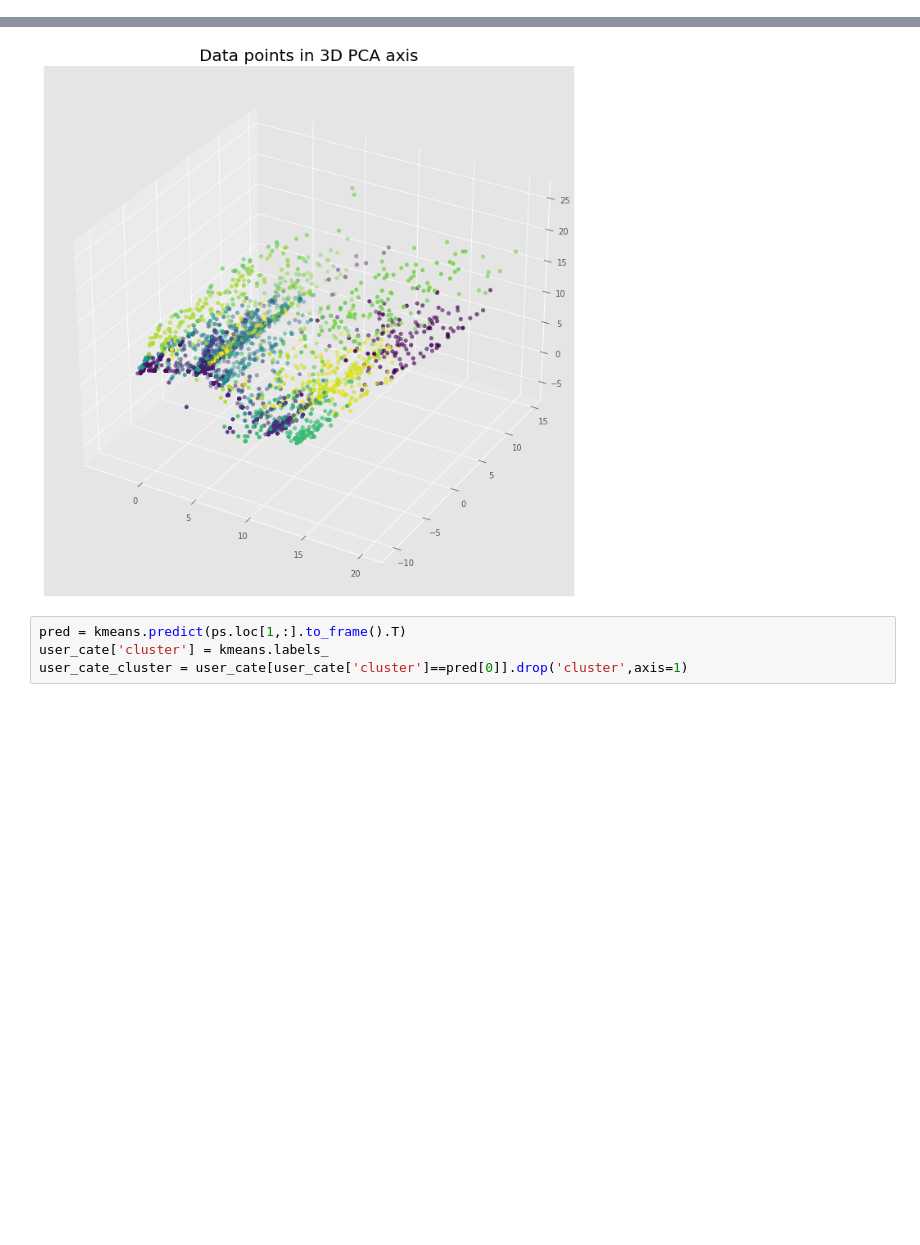
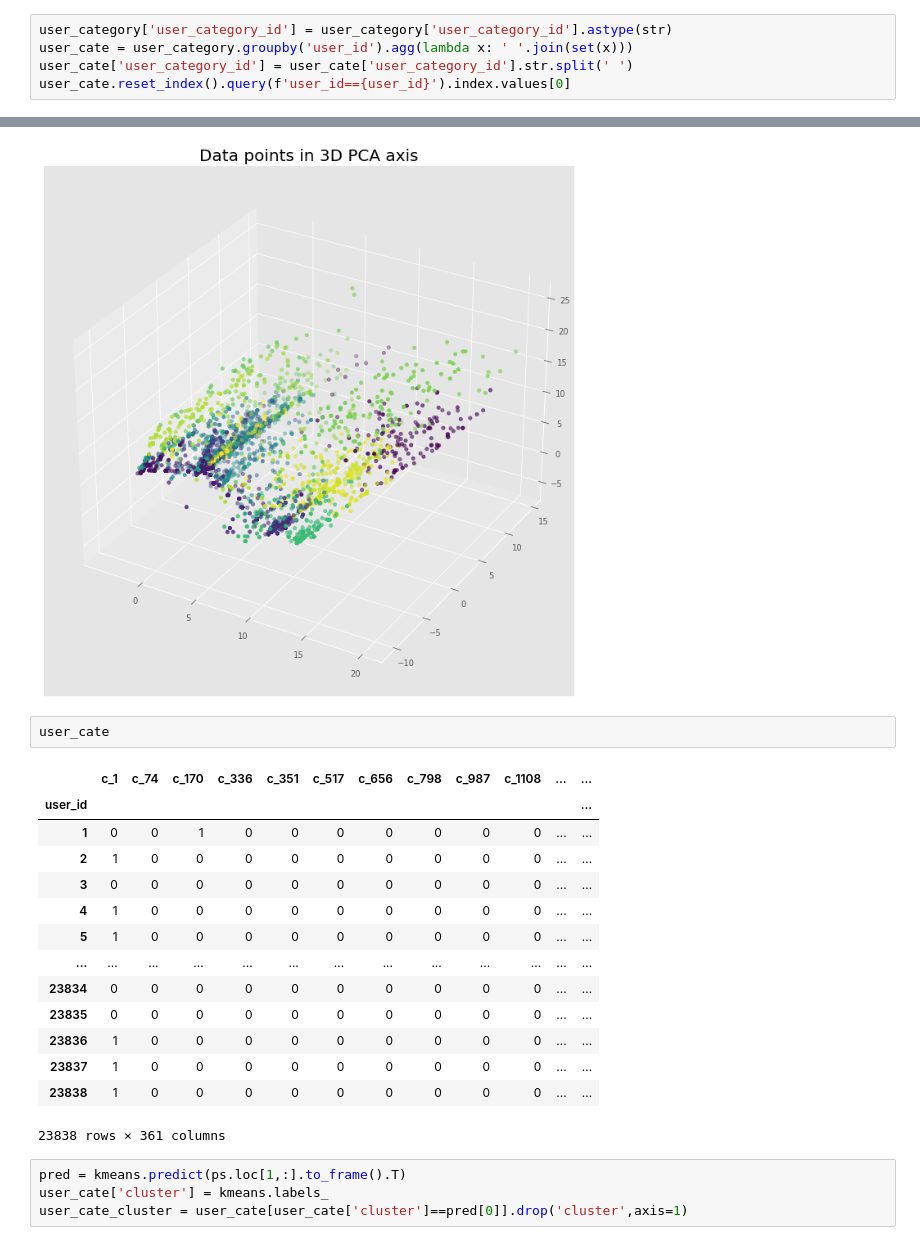
Before and after one commit to GyuYoungCho/BOOKS, a Jupyter notebook: backend/api/Untitled.ipynb, the cells around one changed output, grey strips where cells are left out. Drawn from its saved outputs; the diff is of its cells as text; blank space fills up the shorter version.

```diff
--- a/backend/api/Untitled.ipynb
+++ b/backend/api/Untitled.ipynb
@@ -78,3 +80,8 @@ pd.DataFrame(result)
 |  | book_id | category_id |
 | 0 | 10 | 1 |
 | 1 | 20 | 1 |
+# %%
+user_category['user_category_id'] = user_category['user_category_id'].astype(str)
+user_cate = user_category.groupby('user_id').agg(lambda x: ' '.join(set(x)))
+user_cate['user_category_id'] = user_cate['user_category_id'].str.split(' ')
+user_cate.reset_index().query(f'user_id=={user_id}').index.values[0]
@@ -168,6 +180,23 @@ plt.title('Data points in 3D PCA axis', fontsize=20)
 plt.show()
 # %% [output]
 [figure]
+# %%
+user_cate
+# %% [output]
+|  | c_1 | c_74 | c_170 | c_336 | c_351 | c_517 | c_656 | c_798 | c_987 | c_1108 | ... | ... |
+| user_id |  |  |  |  |  |  |  |  |  |  |  | ... |
+| 1 | 0 | 0 | 1 | 0 | 0 | 0 | 0 | 0 | 0 | 0 | ... | ... |
+| 2 | 1 | 0 | 0 | 0 | 0 | 0 | 0 | 0 | 0 | 0 | ... | ... |
+| 3 | 0 | 0 | 0 | 0 | 0 | 0 | 0 | 0 | 0 | 0 | ... | ... |
+| 4 | 1 | 0 | 0 | 0 | 0 | 0 | 0 | 0 | 0 | 0 | ... | ... |
+| 5 | 1 | 0 | 0 | 0 | 0 | 0 | 0 | 0 | 0 | 0 | ... | ... |
+| ... | ... | ... | ... | ... | ... | ... | ... | ... | ... | ... | ... | ... |
+| 23834 | 0 | 0 | 0 | 0 | 0 | 0 | 0 | 0 | 0 | 0 | ... | ... |
+| 23835 | 0 | 0 | 0 | 0 | 0 | 0 | 0 | 0 | 0 | 0 | ... | ... |
+| 23836 | 1 | 0 | 0 | 0 | 0 | 0 | 0 | 0 | 0 | 0 | ... | ... |
+| 23837 | 1 | 0 | 0 | 0 | 0 | 0 | 0 | 0 | 0 | 0 | ... | ... |
+| 23838 | 1 | 0 | 0 | 0 | 0 | 0 | 0 | 0 | 0 | 0 | ... | ... |
+23838 rows × 361 columns
 # %%
 pred = kmeans.predict(ps.loc[1,:].to_frame().T)
 user_cate['cluster'] = kmeans.labels_
```
Also changed, not shown: parts of 4 cells of this notebook, 8 other files.
